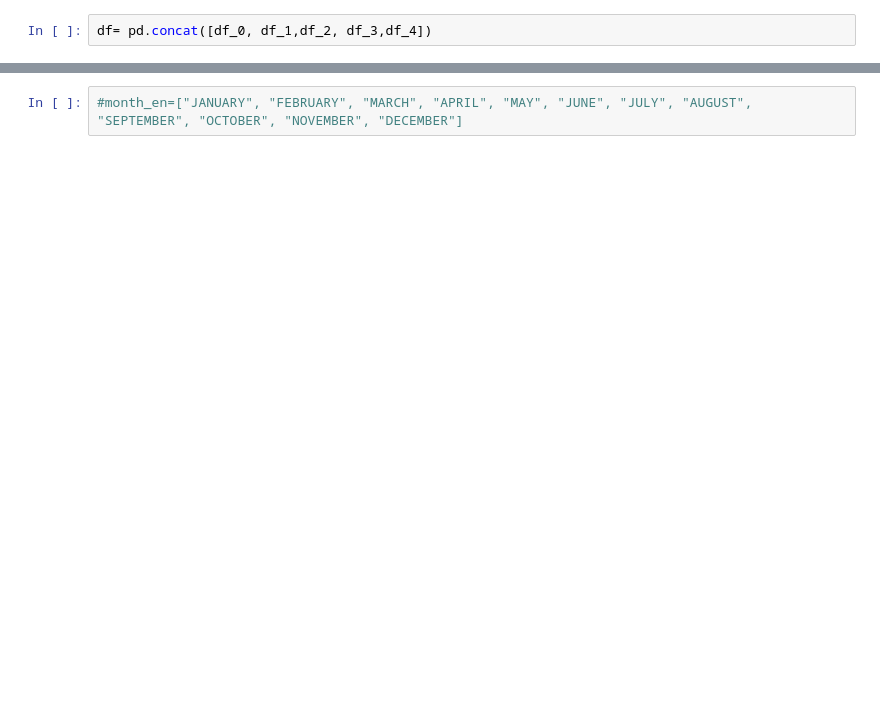
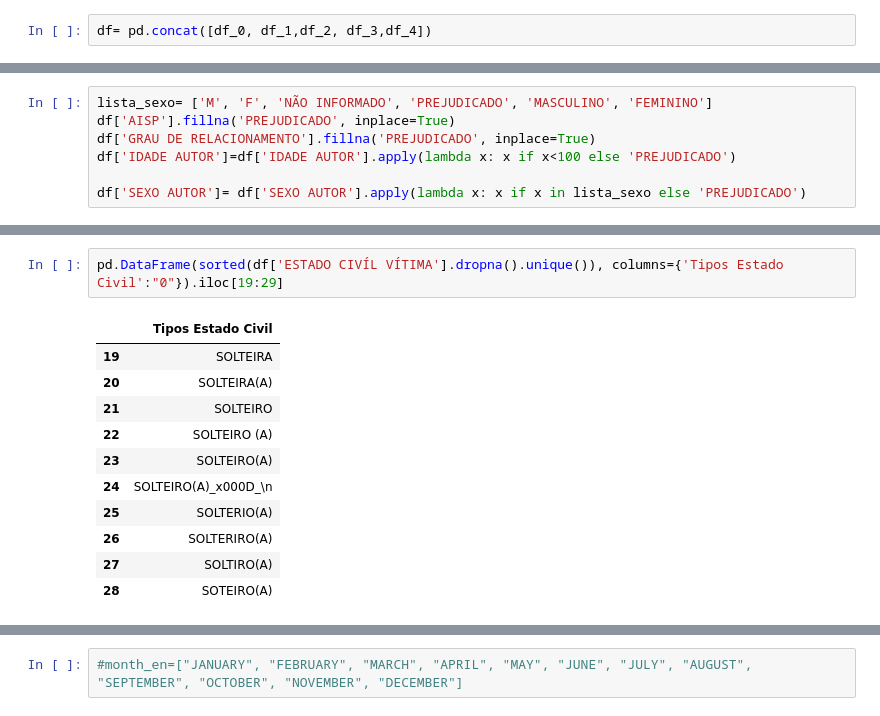
Before and after one commit to ectormgl/crimeanalysis, a Jupyter notebook: notebooks/main.ipynb, the cells around one changed output, grey strips where cells are left out. Drawn from its saved outputs; the diff is of its cells as text; blank space fills up the shorter version.

```diff
--- a/notebooks/main.ipynb
+++ b/notebooks/main.ipynb
@@ -42,0 +44,7 @@ df.loc[df['CONSOLIDADO(S)'] == 'ROUBO', 'CONSOLIDADO(S)']
+# %%
+lista_sexo= ['M', 'F', 'NÃO INFORMADO', 'PREJUDICADO', 'MASCULINO', 'FEMININO']
+df['AISP'].fillna('PREJUDICADO', inplace=True)
+df['GRAU DE RELACIONAMENTO'].fillna('PREJUDICADO', inplace=True)
+df['IDADE AUTOR']=df['IDADE AUTOR'].apply(lambda x: x if x<100 else 'PREJUDICADO')
+
+df['SEXO AUTOR']= df['SEXO AUTOR'].apply(lambda x: x if x in lista_sexo else 'PREJUDICADO')
@@ -42,0 +58,14 @@ df.loc[df['CONSOLIDADO(S)'] == 'ROUBO', 'CONSOLIDADO(S)']
+# %%
+pd.DataFrame(sorted(df['ESTADO CIVÍL VÍTIMA'].dropna().unique()), columns={'Tipos Estado Civil':"0"}).iloc[19:29]
+# %% [output]
+|  | Tipos Estado Civil |
+| 19 | SOLTEIRA |
+| 20 | SOLTEIRA(A) |
+| 21 | SOLTEIRO |
+| 22 | SOLTEIRO (A) |
+| 23 | SOLTEIRO(A) |
+| 24 | SOLTEIRO(A)_x000D_\n |
+| 25 | SOLTERIO(A) |
+| 26 | SOLTERIRO(A) |
+| 27 | SOLTIRO(A) |
+| 28 | SOTEIRO(A) |
```
Also changed, not shown: parts of 29 cells of this notebook, 3 other files.
